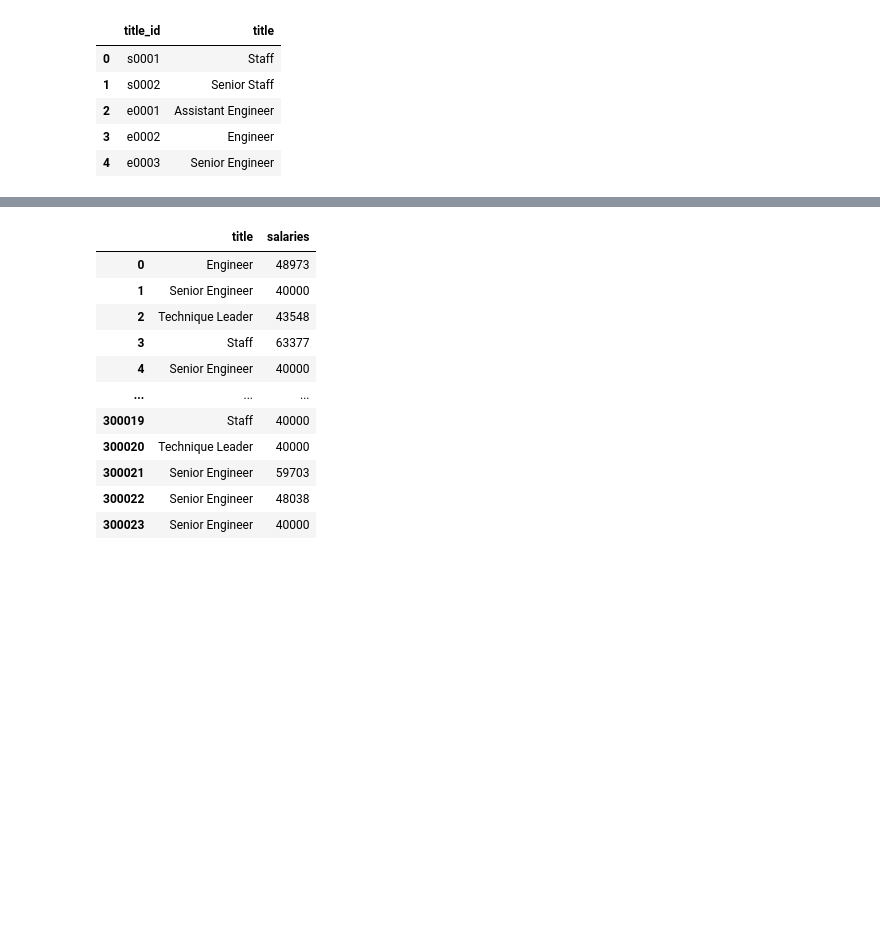
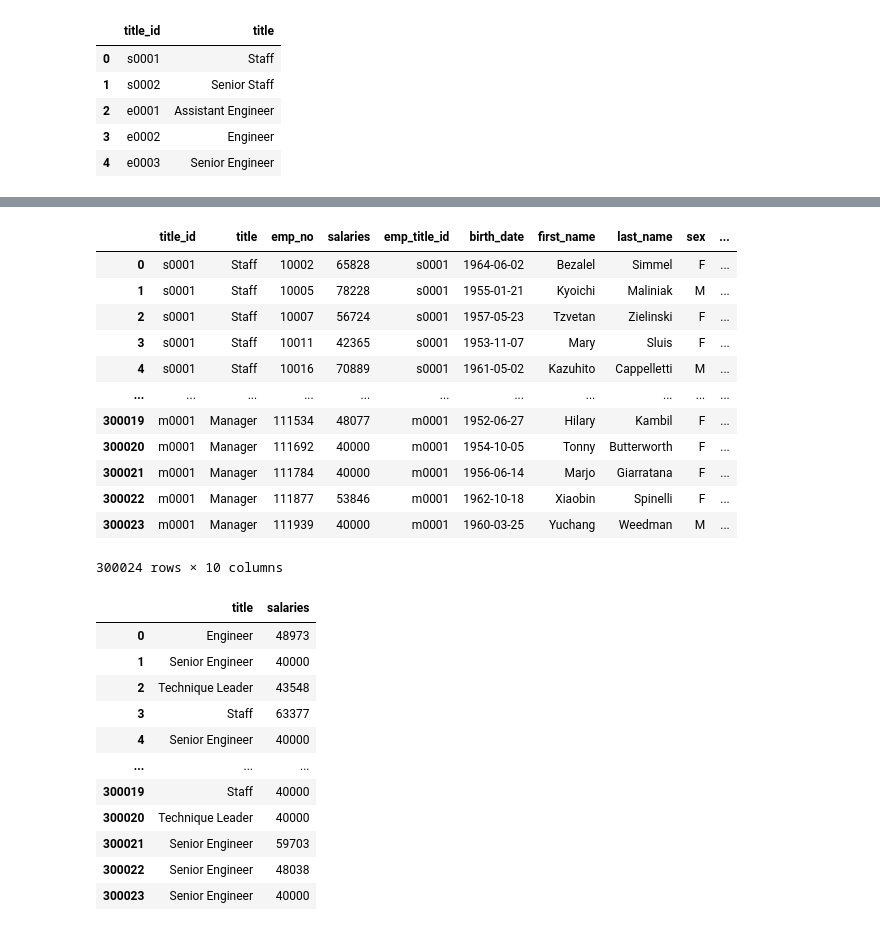
Before and after one commit to temidolan/SQL-Database-Utilization, a Jupyter notebook: Employees_db.ipynb, the cells around one changed output, grey strips where cells are left out. Saved outputs shown, nothing was run; the diff lists cells and outputs as text; code cells hidden in the pictures; blank space fills up the shorter version.

Commit message:
using pandas merge as alternative method

```diff
--- a/Employees_db.ipynb
+++ b/Employees_db.ipynb
@@ -47,3 +47,6 @@ titles.head()
 | 2 | e0001 | Assistant Engineer |
 | 3 | e0002 | Engineer |
 | 4 | e0003 | Senior Engineer |
+# %%
+employees=pd.read_sql('SELECT * FROM "Employees"', connection)
+employees.head()
@@ -49,0 +60,3 @@ titles.head()
+# %%
+new_merged=salaries.merge(employees, left_on='emp_no', right_on='emp_no')
+new_merged
@@ -50,3 +77,20 @@ titles.head()
+# %%
+latest_merge=titles.merge(new_merged, left_on='title_id', right_on='emp_title_id')
+latest_merge
+# %% [output]
+|  | title_id | title | emp_no | salaries | emp_title_id | birth_date | first_name | last_name | sex | ... |
+| 0 | s0001 | Staff | 10002 | 65828 | s0001 | 1964-06-02 | Bezalel | Simmel | F | ... |
+| 1 | s0001 | Staff | 10005 | 78228 | s0001 | 1955-01-21 | Kyoichi | Maliniak | M | ... |
+| 2 | s0001 | Staff | 10007 | 56724 | s0001 | 1957-05-23 | Tzvetan | Zielinski | F | ... |
+| 3 | s0001 | Staff | 10011 | 42365 | s0001 | 1953-11-07 | Mary | Sluis | F | ... |
+| 4 | s0001 | Staff | 10016 | 70889 | s0001 | 1961-05-02 | Kazuhito | Cappelletti | M | ... |
+| ... | ... | ... | ... | ... | ... | ... | ... | ... | ... | ... |
+| 300019 | m0001 | Manager | 111534 | 48077 | m0001 | 1952-06-27 | Hilary | Kambil | F | ... |
+| 300020 | m0001 | Manager | 111692 | 40000 | m0001 | 1954-10-05 | Tonny | Butterworth | F | ... |
+| 300021 | m0001 | Manager | 111784 | 40000 | m0001 | 1956-06-14 | Marjo | Giarratana | F | ... |
+| 300022 | m0001 | Manager | 111877 | 53846 | m0001 | 1962-10-18 | Xiaobin | Spinelli | F | ... |
+| 300023 | m0001 | Manager | 111939 | 40000 | m0001 | 1960-03-25 | Yuchang | Weedman | M | ... |
+300024 rows × 10 columns
 # %%
 Merged_data= pd.read_sql('SELECT "Titles".title, "Salaries".salaries FROM "Employees" JOIN "Titles" ON "Employees".emp_title_id="Titles".title_id JOIN "Salaries" ON "Employees".emp_no="Salaries".emp_no', connection)
 Merged_data
```
Also changed, not shown: parts of 3 cells of this notebook.
